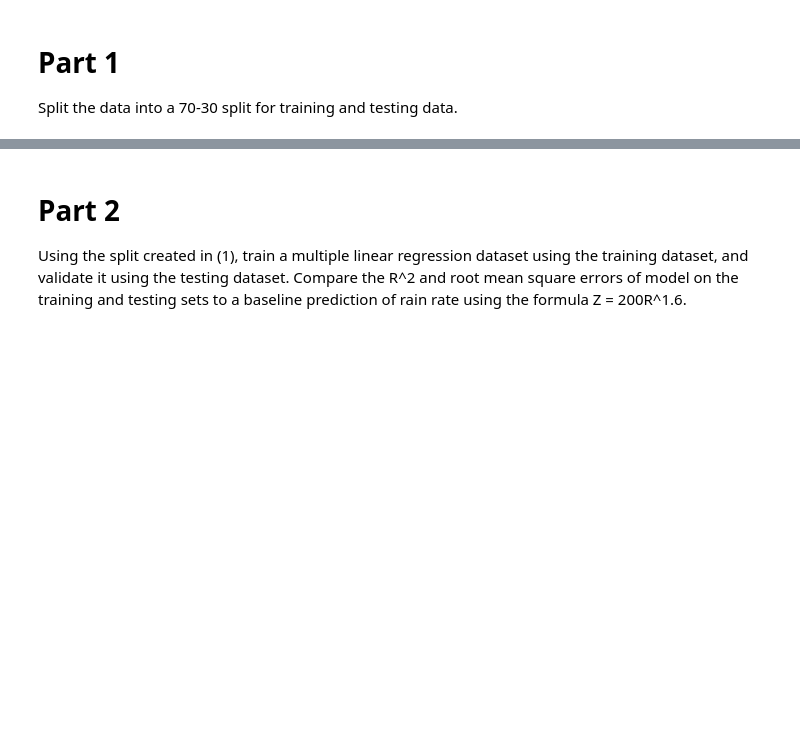
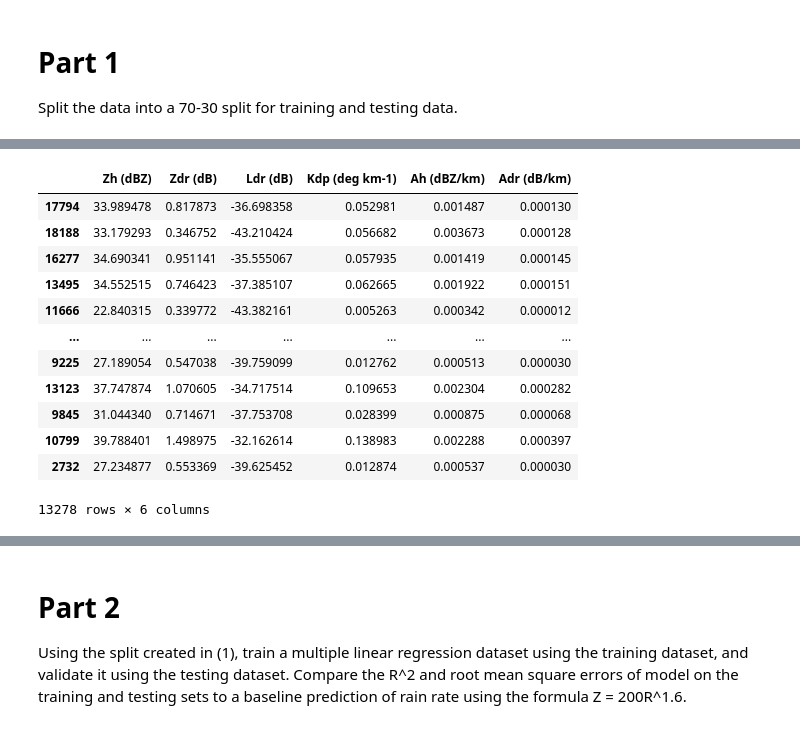
Before and after one commit to atmsillinois/machine-learning-1-scmeghana, a Jupyter notebook: Assignment_5.ipynb, the cells around one changed output, grey strips where cells are left out. Saved outputs shown, nothing was run; the diff lists cells and outputs as text; code cells hidden in the pictures; blank space fills up the shorter version.

```diff
--- a/Assignment_5.ipynb
+++ b/Assignment_5.ipynb
@@ -23,3 +54,19 @@ from sklearn.model_selection import train_test_split
 
 #spliting 70% data to training and 30% to testing data
 x_train, x_test, y_train, y_test = train_test_split(x_data, y_data, test_size = 0.3, random_state=0)
+# %%
+x_train
+# %% [output]
+|  | Zh (dBZ) | Zdr (dB) | Ldr (dB) | Kdp (deg km-1) | Ah (dBZ/km) | Adr (dB/km) |
+| 17794 | 33.989478 | 0.817873 | -36.698358 | 0.052981 | 0.001487 | 0.000130 |
+| 18188 | 33.179293 | 0.346752 | -43.210424 | 0.056682 | 0.003673 | 0.000128 |
+| 16277 | 34.690341 | 0.951141 | -35.555067 | 0.057935 | 0.001419 | 0.000145 |
+| 13495 | 34.552515 | 0.746423 | -37.385107 | 0.062665 | 0.001922 | 0.000151 |
+| 11666 | 22.840315 | 0.339772 | -43.382161 | 0.005263 | 0.000342 | 0.000012 |
+| ... | ... | ... | ... | ... | ... | ... |
+| 9225 | 27.189054 | 0.547038 | -39.759099 | 0.012762 | 0.000513 | 0.000030 |
+| 13123 | 37.747874 | 1.070605 | -34.717514 | 0.109653 | 0.002304 | 0.000282 |
+| 9845 | 31.044340 | 0.714671 | -37.753708 | 0.028399 | 0.000875 | 0.000068 |
+| 10799 | 39.788401 | 1.498975 | -32.162614 | 0.138983 | 0.002288 | 0.000397 |
+| 2732 | 27.234877 | 0.553369 | -39.625452 | 0.012874 | 0.000537 | 0.000030 |
+13278 rows × 6 columns
```
Also changed, not shown: parts of 3 cells of this notebook.
